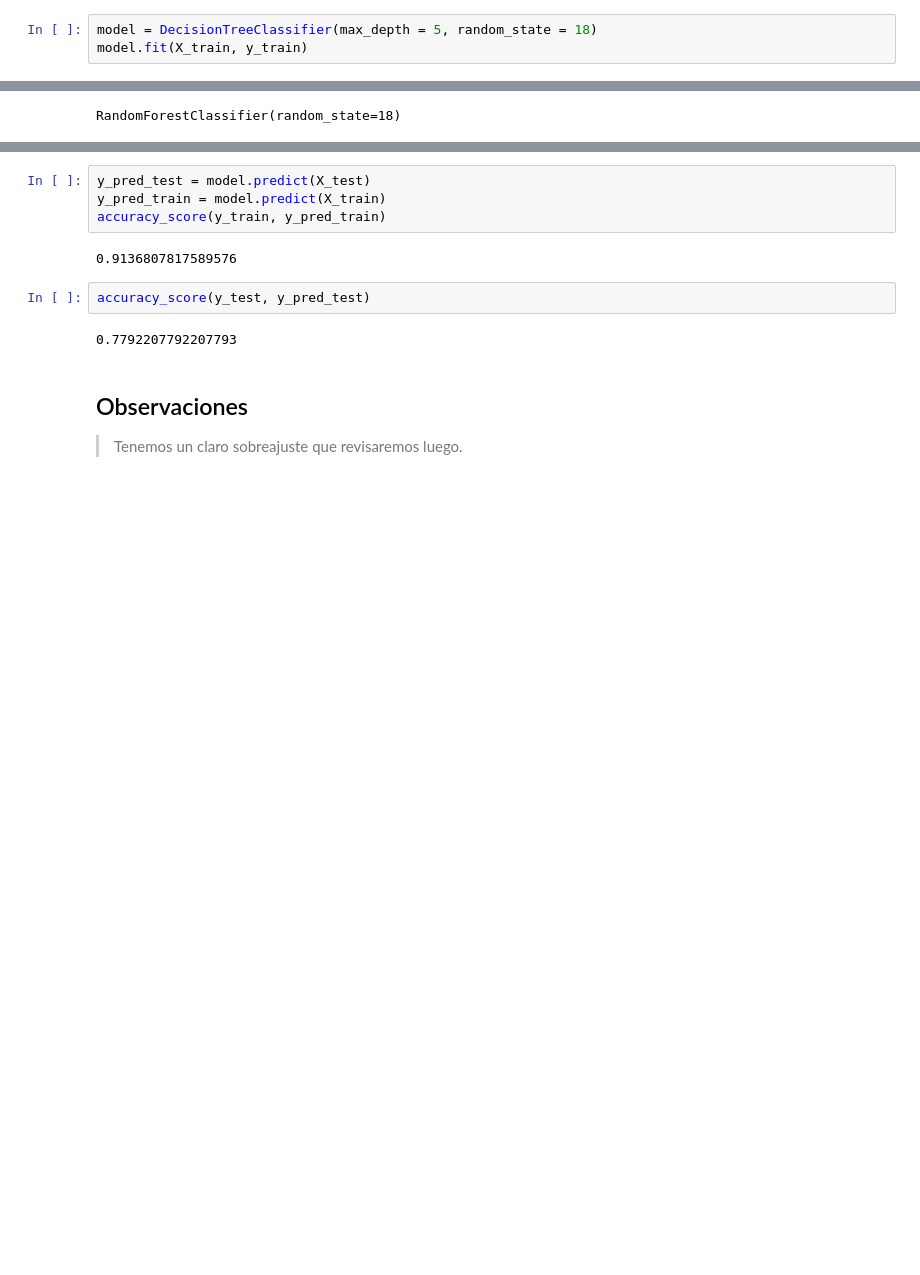
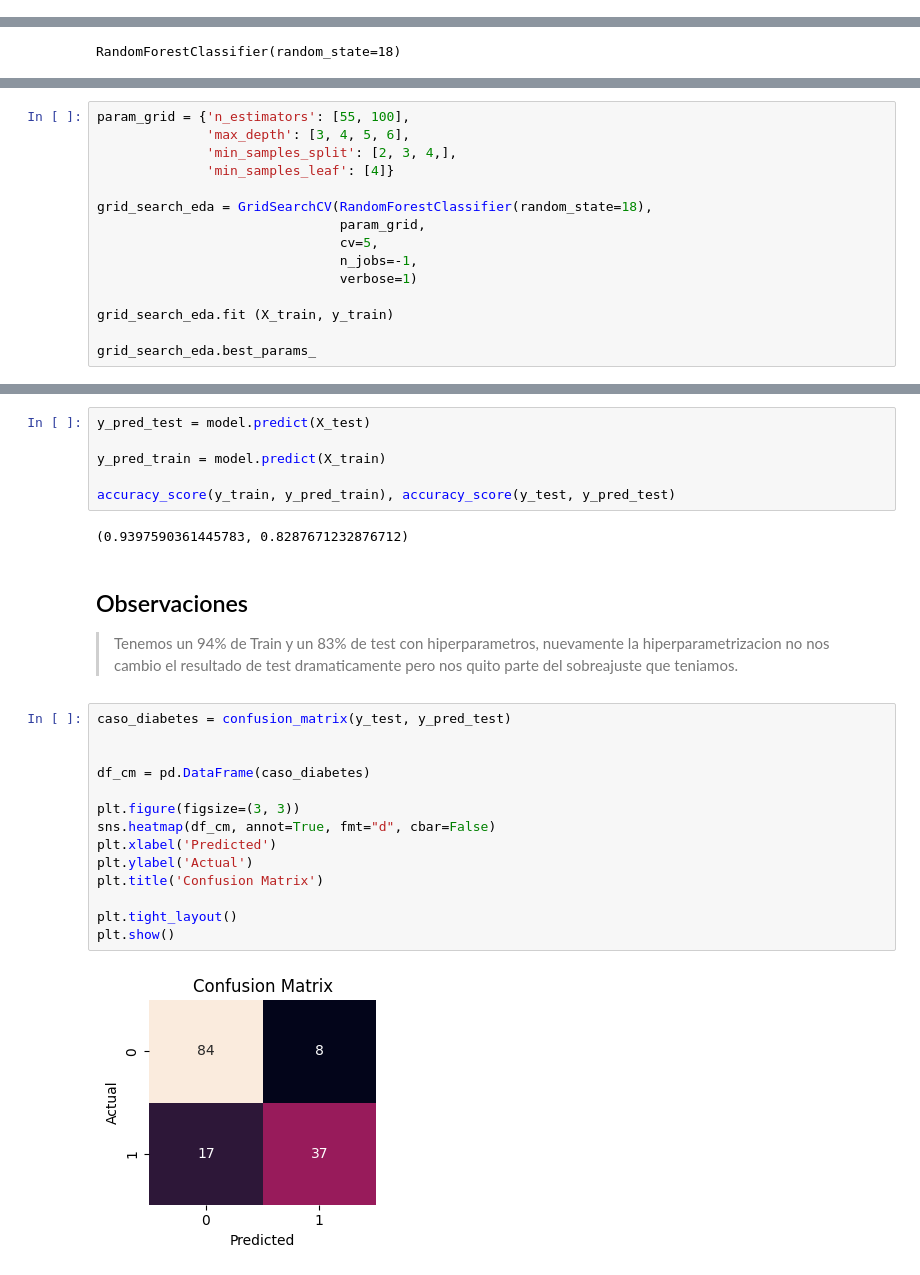
Before and after one commit to 4GeeksAcademy/AnthonnyMal-Machine-Learnig, a Jupyter notebook: src/05-random-forest-diabetes.ipynb, the cells around one changed output, grey strips where cells are left out. Saved outputs shown, nothing was run; the diff lists cells and outputs as text; blank space fills up the shorter version.

```diff
--- a/src/05-random-forest-diabetes.ipynb
+++ b/src/05-random-forest-diabetes.ipynb
@@ -41,6 +42,3 @@ X_train, X_test, y_train, y_test = train_test_split(X,
                                                     y,
                                                     test_size=0.2,
                                                     random_state=18)
-# %%
-model = DecisionTreeClassifier(max_depth = 5, random_state = 18)
-model.fit(X_train, y_train)
@@ -139,0 +119,15 @@ RandomForestClassifier(max_depth=7, min_samples_leaf=2, min_samples_split=5,
+# %%
+param_grid = {'n_estimators': [55, 100],
+              'max_depth': [3, 4, 5, 6],
+              'min_samples_split': [2, 3, 4,],
+              'min_samples_leaf': [4]}
+
+grid_search_eda = GridSearchCV(RandomForestClassifier(random_state=18),
+                               param_grid,
+                               cv=5,
+                               n_jobs=-1,
+                               verbose=1)
+
+grid_search_eda.fit (X_train, y_train)
+
+grid_search_eda.best_params_
@@ -146,14 +145,28 @@ RandomForestClassifier(max_depth=7, min_samples_leaf=2, min_samples_split=5,
 # %%
 y_pred_test = model.predict(X_test)
+
 y_pred_train = model.predict(X_train)
-accuracy_score(y_train, y_pred_train)
+
+accuracy_score(y_train, y_pred_train), accuracy_score(y_test, y_pred_test)
 # %% [output]
-0.9136807817589576
+(0.9397590361445783, 0.8287671232876712)
-# %%
-accuracy_score(y_test, y_pred_test)
-# %% [output]
-0.7792207792207793
 # %% [markdown]
 ## Observaciones
 
->Tenemos un claro sobreajuste que revisaremos luego.
+>Tenemos un 94% de Train y un 83% de test con hiperparametros, nuevamente la hiperparametrizacion no nos cambio el resultado de test dramaticamente pero nos quito parte del sobreajuste que teniamos.
+# %%
+caso_diabetes = confusion_matrix(y_test, y_pred_test)
+
+
+df_cm = pd.DataFrame(caso_diabetes)
+
+plt.figure(figsize=(3, 3))
+sns.heatmap(df_cm, annot=True, fmt="d", cbar=False)
+plt.xlabel('Predicted')
+plt.ylabel('Actual')
+plt.title('Confusion Matrix')
+
+plt.tight_layout()
+plt.show()
+# %% [output]
+[figure, added]
```
Also changed, not shown: parts of 15 cells of this notebook, 1 other file.
